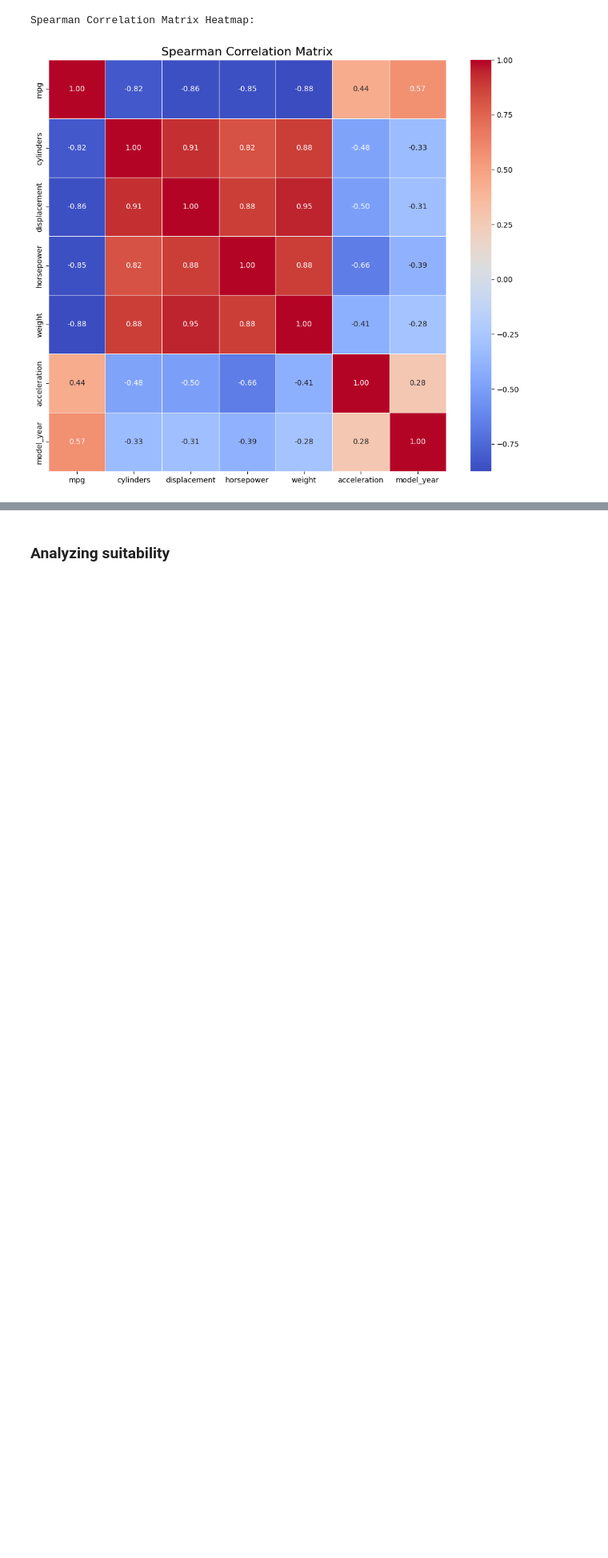
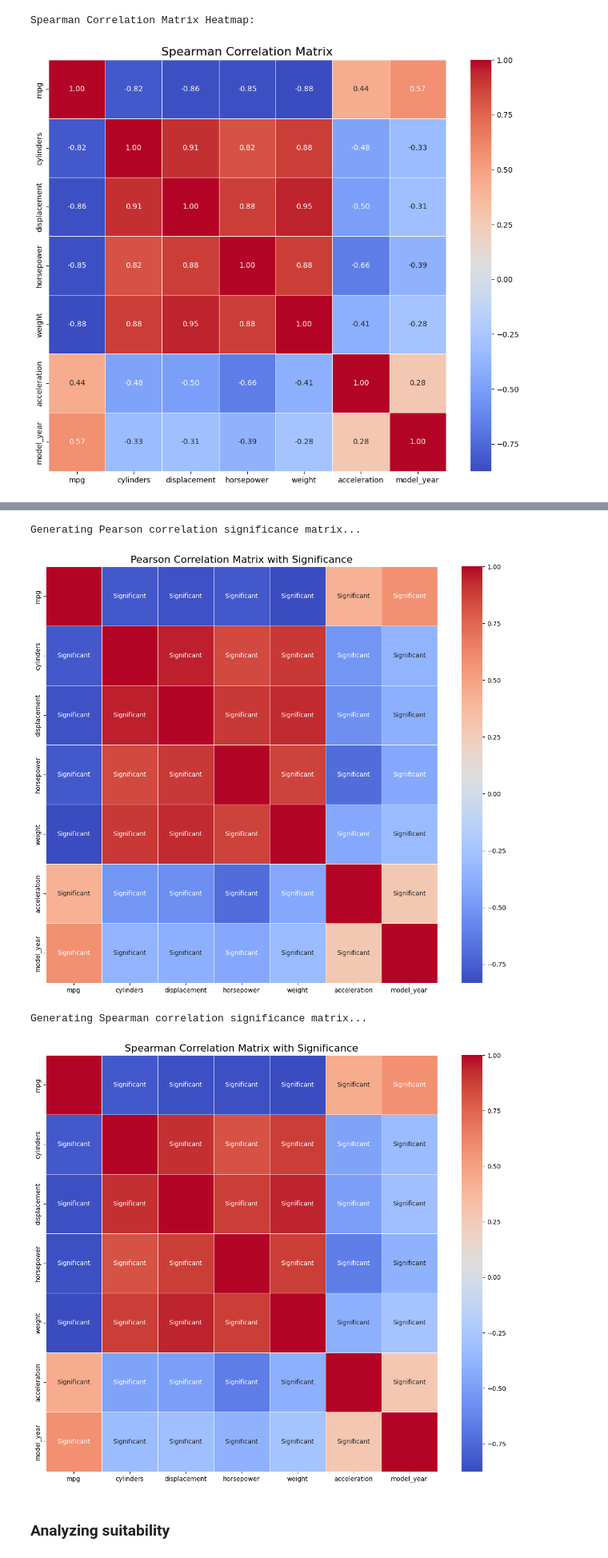
Before and after one commit to invisiofficial/1f989751bcea4065b5eb562c5217d641bc0198b3691ae3788917facf6af69728, a Jupyter notebook: FactorAnalysis.ipynb, the cells around one changed output, grey strips where cells are left out. Shown at 80% size. Cells and saved outputs as stored; diff of their text form; code cells hidden in the pictures; blank space fills up the shorter version.

Commit message:
Several Plots are created

```diff
--- a/FactorAnalysis.ipynb
+++ b/FactorAnalysis.ipynb
@@ -225,3 +225,8 @@ Pearson Correlation Matrix Heatmap:
 [figure]
 Spearman Correlation Matrix Heatmap:
 [figure]
+# %%
+# Define alpha
+alpha = 0.05
+
+print(f"Significance level: {alpha}")
@@ -228,3 +235,50 @@ Spearman Correlation Matrix Heatmap:
+# %%
+# Pearson Correlation Significance Matrix
+print("Generating Pearson correlation significance matrix...")
+
+# Calculate p-values for Pearson correlations
+p_values_pearson = pd.DataFrame(np.zeros(pearson_corr.shape), index=df.columns, columns=df.columns)
+for col1 in df.columns:
+    for col2 in df.columns:
+        if col1 != col2:
+            _, p_value = stats.pearsonr(df[col1], df[col2])
+            p_values_pearson.loc[col1, col2] = p_value
+
+# Create a matrix of text labels based on p-values
+labels_pearson = p_values_pearson.applymap(lambda p: 'Significant' if p < alpha else 'Not Significant')
+
+# Set diagonal to empty strings to hide annotations
+np.fill_diagonal(labels_pearson.values, '')
+
+# Visualize the result
+plt.figure(figsize=(14, 12))
+sns.heatmap(pearson_corr, annot=labels_pearson, fmt='s', cmap='coolwarm', linewidths=.5)
+plt.title('Pearson Correlation Matrix with Significance', fontsize=16)
+plt.show()
+
+# Spearman Correlation Significance Matrix
+print("\nGenerating Spearman correlation significance matrix...")
+
+# Calculate p-values for Spearman correlations
+_, p_values_spearman = stats.spearmanr(df)
+p_values_spearman_df = pd.DataFrame(p_values_spearman, index=df.columns, columns=df.columns)
+
+# Create a matrix of text labels based on p-values
+labels_spearman = p_values_spearman_df.applymap(lambda p: 'Significant' if p < alpha else 'Not Significant')
+
+# Set diagonal to empty strings
+np.fill_diagonal(labels_spearman.values, '')
+
+# Visualize the result
+plt.figure(figsize=(14, 12))
+sns.heatmap(spearman_corr, annot=labels_spearman, fmt='s', cmap='coolwarm', linewidths=.5)
+plt.title('Spearman Correlation Matrix with Significance', fontsize=16)
+plt.show()
+# %% [output]
+Generating Pearson correlation significance matrix...
+[figure, added]
+Generating Spearman correlation significance matrix...
+[figure, added]
 # %% [markdown]
 ### Analyzing suitability
 # %%
```
Also changed, not shown: parts of 8 cells of this notebook.
